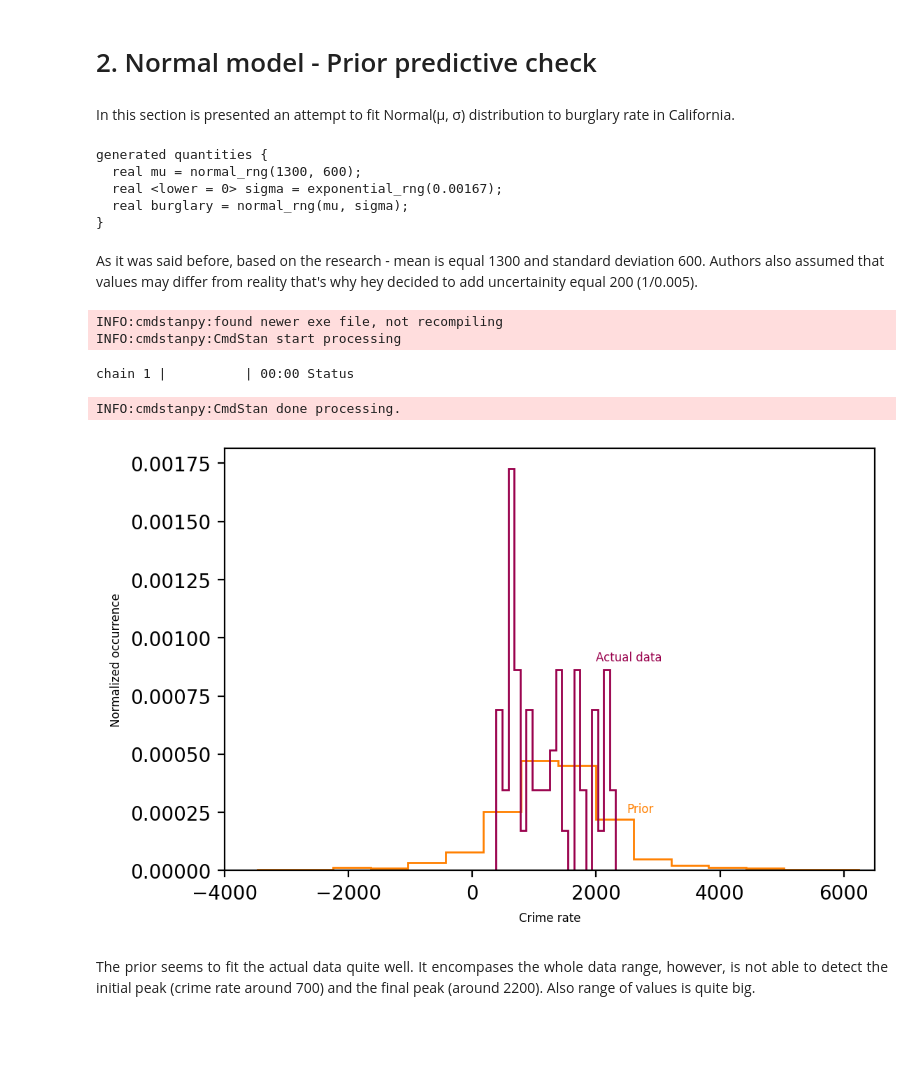
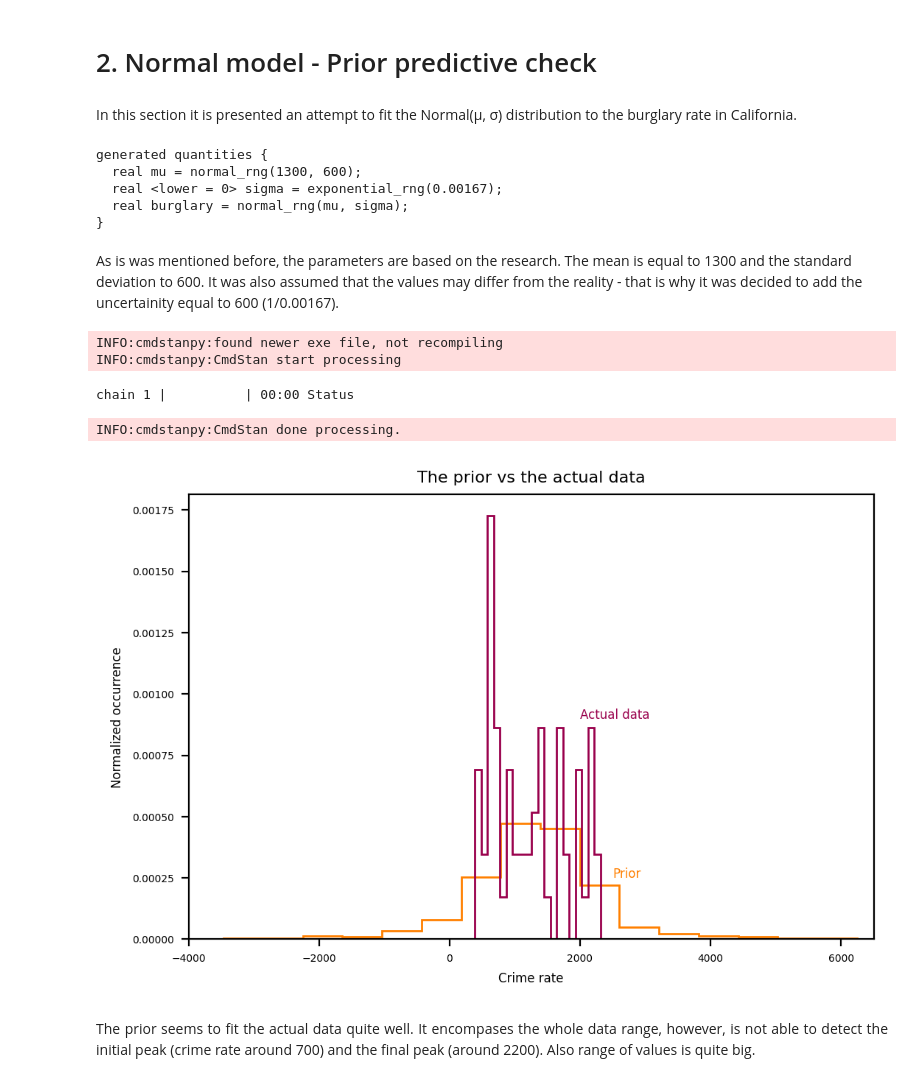
Before and after one commit to Katarzyna-W/DataAnalytics, a Jupyter notebook: Project/da_new/final.ipynb, the cells around one changed output. Cells and saved outputs as stored; diff of their text form; code cells hidden in the pictures; blank space fills up the shorter version.

```diff
--- a/Project/da_new/final.ipynb
+++ b/Project/da_new/final.ipynb
@@ -193,5 +205,5 @@ Name: Data.Rates.Property.Larceny, dtype: float64
 # %% [markdown]
 # 2. Normal model - Prior predictive check
 # %% [markdown]
-In this section is presented an attempt to fit Normal(µ, σ) distribution to burglary rate in California.
+In this section it is presented an attempt to fit the Normal(µ, σ) distribution to the burglary rate in California.
 # %%
@@ -204,7 +217,7 @@ generated quantities {
   real burglary = normal_rng(mu, sigma);
 }
 # %% [markdown]
-As it was said before, based on the research - mean is equal 1300 and standard deviation 600. Authors also assumed that values may differ from reality that's why hey decided to add uncertainity equal 200 (1/0.005).
+As is was mentioned before, the parameters are based on the research. The mean is equal to 1300 and the standard deviation to 600. It was also assumed that the values may differ from the reality - that is why it was decided to add the uncertainity equal to 600 (1/0.00167).
 # %%
 normal_model1 = CmdStanModel(stan_file = 'normal_ppc.stan')
 
@@ -224,19 +237,20 @@ INFO:cmdstanpy:CmdStan start processing
 chain 1 |          | 00:00 Status
 INFO:cmdstanpy:CmdStan done processing.
 # %%
-#histogram comparing prior and actual data
+#histogram comparing the prior and the actual data
 plt.hist(burglary_normal_ppc, bins=20, label= "Prior", histtype='step', color = '#ff8000', density = True)
 plt.hist(california['Data.Rates.Property.Burglary'], bins=20, label= "Actual data",
          histtype='step', color = '#99004c', density = True)
 
 plt.xlabel('Crime rate', fontsize = 6)
 plt.ylabel('Normalized occurrence', fontsize = 6)
 plt.xlim([-4000, 6500])
 plt.text(2000, 0.000900, 'Actual data', fontsize = 6, color = '#99004C')
 plt.text(2500, 0.00025, 'Prior', fontsize = 6, color = '#FF8000')
+plt.title('The prior vs the actual data', fontsize = 8)
 plt.show()
 # %% [output]
-[figure, old version]
+[figure, new version]
 # %% [markdown]
 <div style="text-align:justify">The prior seems to fit the actual data quite well. It encompases the whole data range, however, is not able to detect the initial peak (crime rate around 700) and the final peak (around 2200). Also range of values is quite big. </div>
 # %%
```
Also changed, not shown: parts of 40 cells of this notebook.
